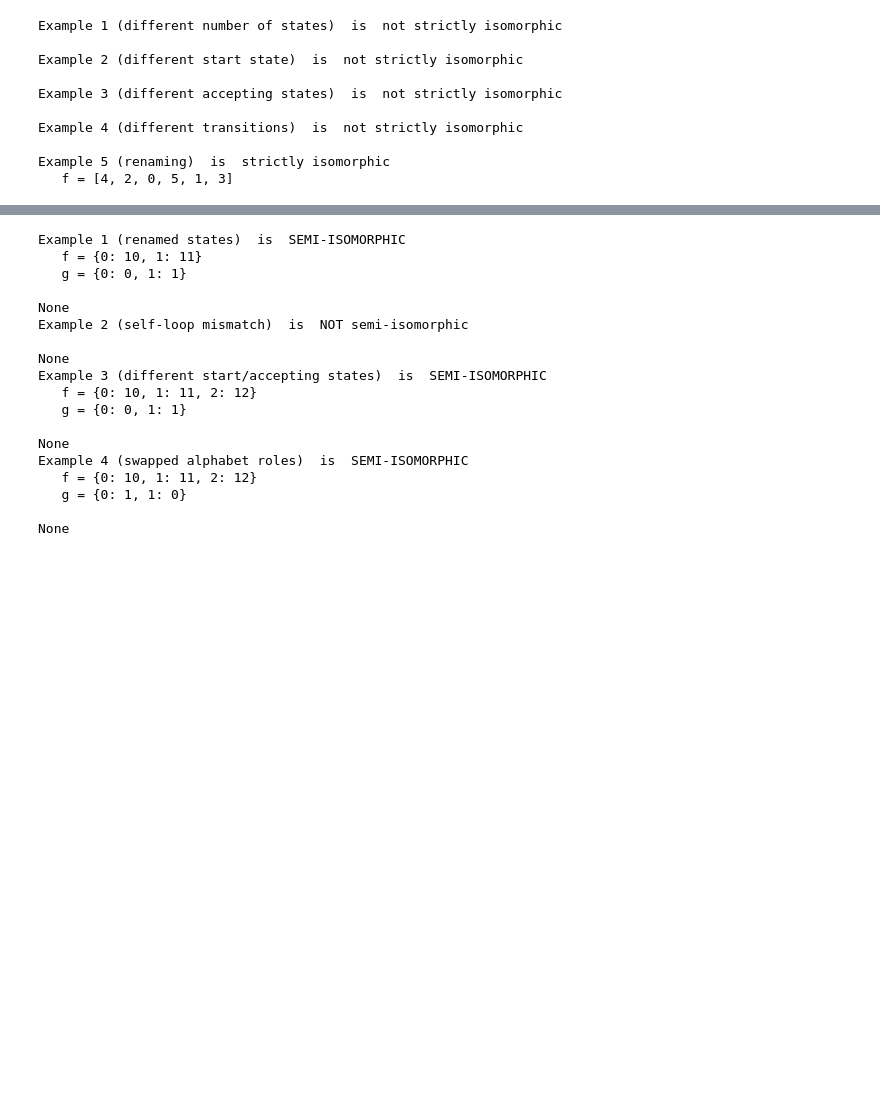
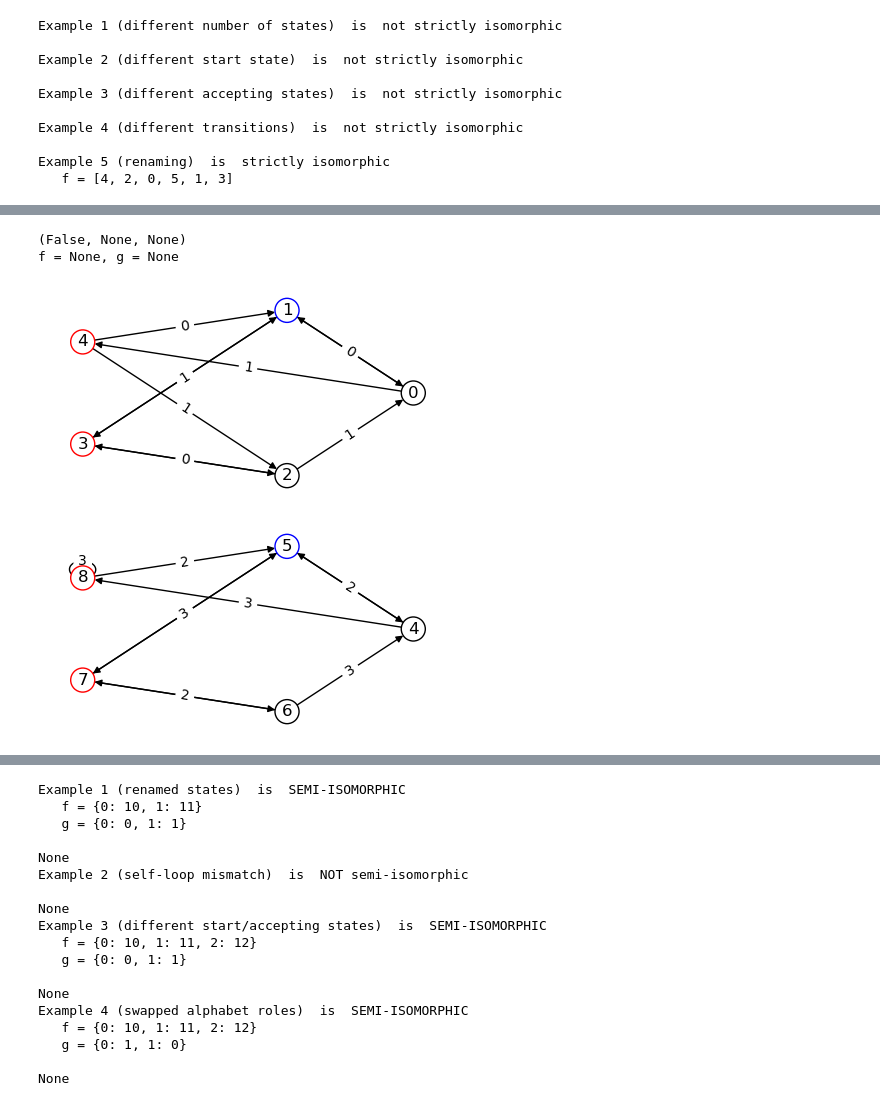
Before and after one commit to emdb1/MT3510group18, a Jupyter notebook: Report_merged.ipynb, the cells around one changed output, grey strips where cells are left out. Cells and saved outputs as stored; diff of their text form; code cells hidden in the pictures; blank space fills up the shorter version.

Commit message:
weak iso

```diff
--- a/Report_merged.ipynb
+++ b/Report_merged.ipynb
@@ -867,0 +1119,32 @@ Example 5 (renaming)  is  strictly isomorphic
+# %%
+# Example 2: Weak isomorphism is false! Different structure of τ
+
+A1 = (
+    {0,1,2,3,4},
+    {0,1},
+    {   (0,0):1, (0,1):4,
+        (1,0):0, (1,1):3,
+        (2,0):3, (2,1):0,
+        (3,0):2, (3,1):1,
+        (4,0):1, (4,1):2},
+    1,
+    {3,2})
+
+A2 = (
+    {4,5,6,7,8},
+    {2,3},
+    {   (4,2):5, (4,3):8,
+        (5,2):4, (5,3):7,
+        (6,2):7, (6,3):4,
+        (7,2):6, (7,3):5,
+        (8,2):5, (8,3):8},
+    5,
+    {7,6})
+
+print(is_weak_isomorphic(A1, A2))
+visualise(A1, A2, "weak")
+# %% [output]
+(False, None, None)
+f = None, g = None
+[figure, added]
+[figure, added]
```
Also changed, not shown: parts of 21 cells of this notebook.
